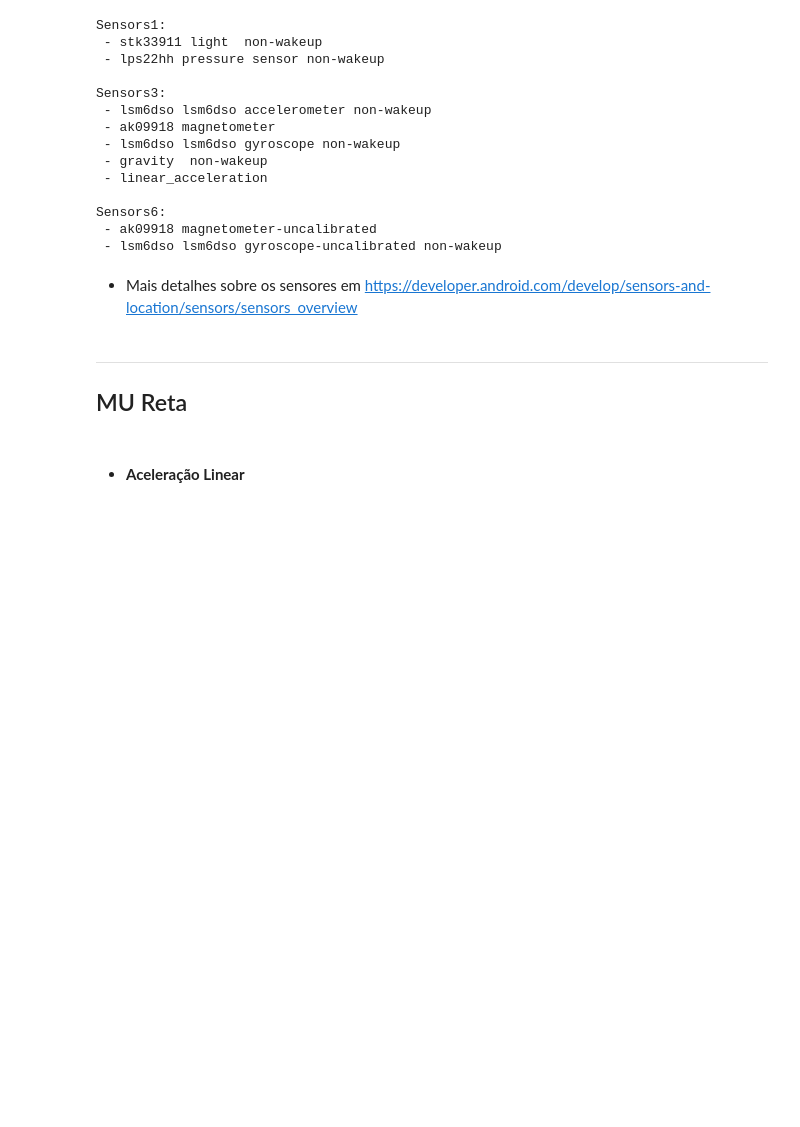
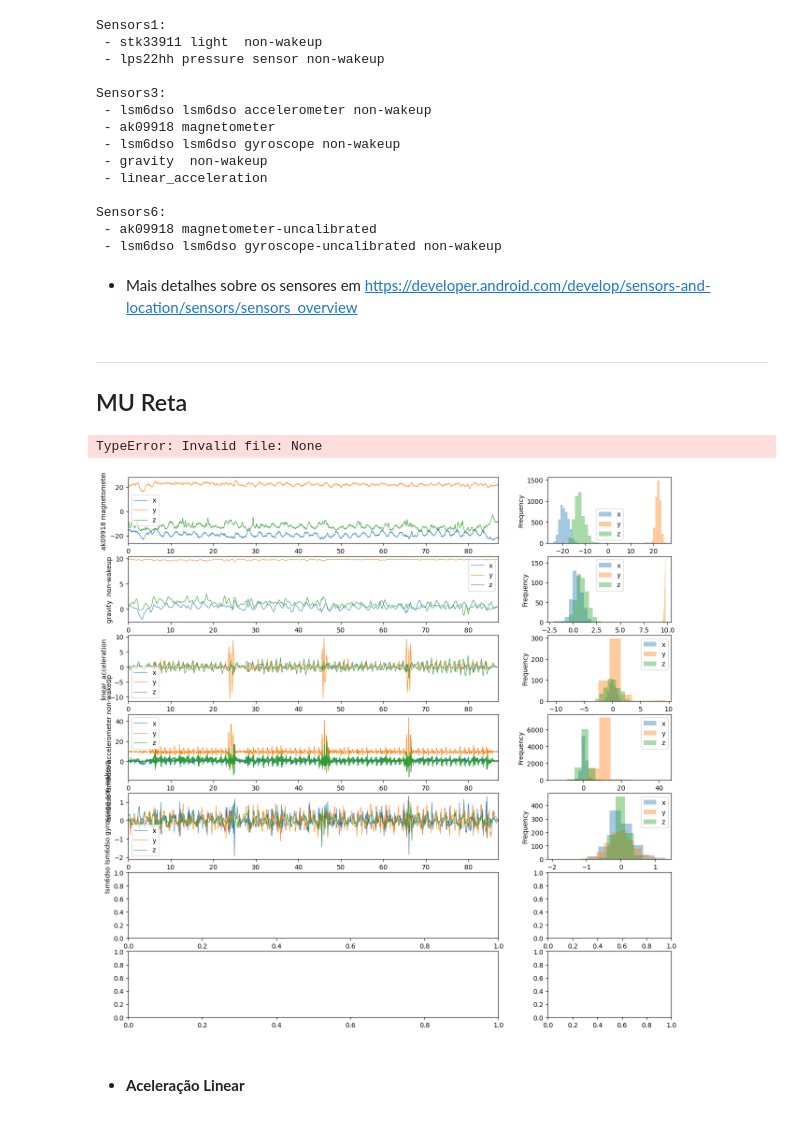
Before and after one commit to RafaBSales/MAC0209-EP2, a Jupyter notebook: ep2.ipynb, the cells around one changed output. Cells and saved outputs as stored; diff of their text form; code cells hidden in the pictures; blank space fills up the shorter version.

```diff
--- a/ep2.ipynb
+++ b/ep2.ipynb
@@ -106,6 +134,13 @@ Sensors6:
 # %% [markdown]
 ---
 ## MU Reta
+# %%
+plotter = plot.SideSeeingPlotter(mu_reta_ds)
+instance = mu_reta_ds.instance
+plotter.plot_instance_sensors3_and_audio(instance)
+# %% [output]
+TypeError: Invalid file: None
+[figure, added]
 # %% [markdown]
 - #### **Aceleração Linear**
 # %%
```
Also changed, not shown: parts of 5 cells of this notebook.
